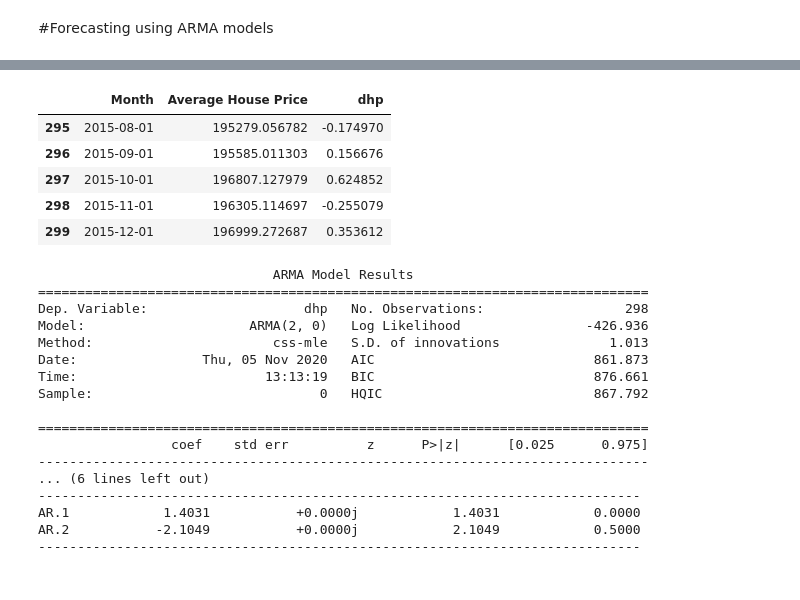
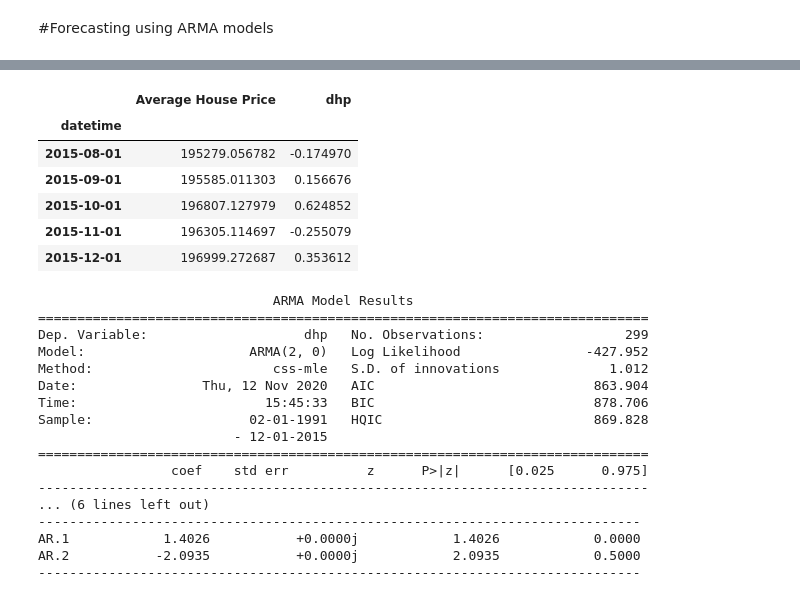
Before and after one commit to faisalnawazmir/Econometrics-ML_for_Finance, a Jupyter notebook: ARIMA_model.ipynb, the cells around one changed output, grey strips where cells are left out. Drawn from its saved outputs; the diff is of its cells as text; code cells hidden in the pictures.

```diff
--- a/ARIMA_model.ipynb
+++ b/ARIMA_model.ipynb
@@ -136,0 +169,5 @@ from math import sqrt
+# %%
+data['datetime'] = pd.to_datetime(data['Month'])
+data = data.set_index('datetime')
+data.drop(['Month'], axis=1, inplace=True)
+data.head()
@@ -137,13 +182,15 @@ from math import sqrt
 # %%
-data_insample = data[1:299]
+#data_insample = data[1:299]
+data_insample = data['1991-02-01':'2015-12-01']
 data_insample.tail()
 # %% [output]
-|  | Month | Average House Price | dhp |
-| 295 | 2015-08-01 | 195279.056782 | -0.174970 |
-| 296 | 2015-09-01 | 195585.011303 | 0.156676 |
-| 297 | 2015-10-01 | 196807.127979 | 0.624852 |
-| 298 | 2015-11-01 | 196305.114697 | -0.255079 |
-| 299 | 2015-12-01 | 196999.272687 | 0.353612 |
+|  | Average House Price | dhp |
+| datetime |  |  |
+| 2015-08-01 | 195279.056782 | -0.174970 |
+| 2015-09-01 | 195585.011303 | 0.156676 |
+| 2015-10-01 | 196807.127979 | 0.624852 |
+| 2015-11-01 | 196305.114697 | -0.255079 |
+| 2015-12-01 | 196999.272687 | 0.353612 |
 # %%
 model = smt.ARIMA(data_insample['dhp'], order=(2,0,0))
 res = model.fit()
@@ -151,20 +198,20 @@ print(res.summary())
 # %% [output]
                               ARMA Model Results
 ==============================================================================
-Dep. Variable:                    dhp   No. Observations:                  298
-Model:                     ARMA(2, 0)   Log Likelihood                -426.936
-Method:                       css-mle   S.D. of innovations              1.013
-Date:                Thu, 05 Nov 2020   AIC                            861.873
-Time:                        13:13:19   BIC                            876.661
-Sample:                             0   HQIC                           867.792
-
+Dep. Variable:                    dhp   No. Observations:                  299
+Model:                     ARMA(2, 0)   Log Likelihood                -427.952
+Method:                       css-mle   S.D. of innovations              1.012
+Date:                Thu, 12 Nov 2020   AIC                            863.904
+Time:                        15:45:33   BIC                            878.706
+Sample:                    02-01-1991   HQIC                           869.828
+                         - 12-01-2015
 ==============================================================================
                  coef    std err          z      P>|z|      [0.025      0.975]
 ------------------------------------------------------------------------------
 ... (6 lines left out)
 -----------------------------------------------------------------------------
-AR.1            1.4031           +0.0000j            1.4031            0.0000
-AR.2           -2.1049           +0.0000j            2.1049            0.5000
+AR.1            1.4026           +0.0000j            1.4026            0.0000
+AR.2           -2.0935           +0.0000j            2.0935            0.5000
 -----------------------------------------------------------------------------
 # %%
 model = smt.ARIMA(data['dhp'], order=(2,0,0))
```
Also changed, not shown: parts of 15 cells of this notebook.
